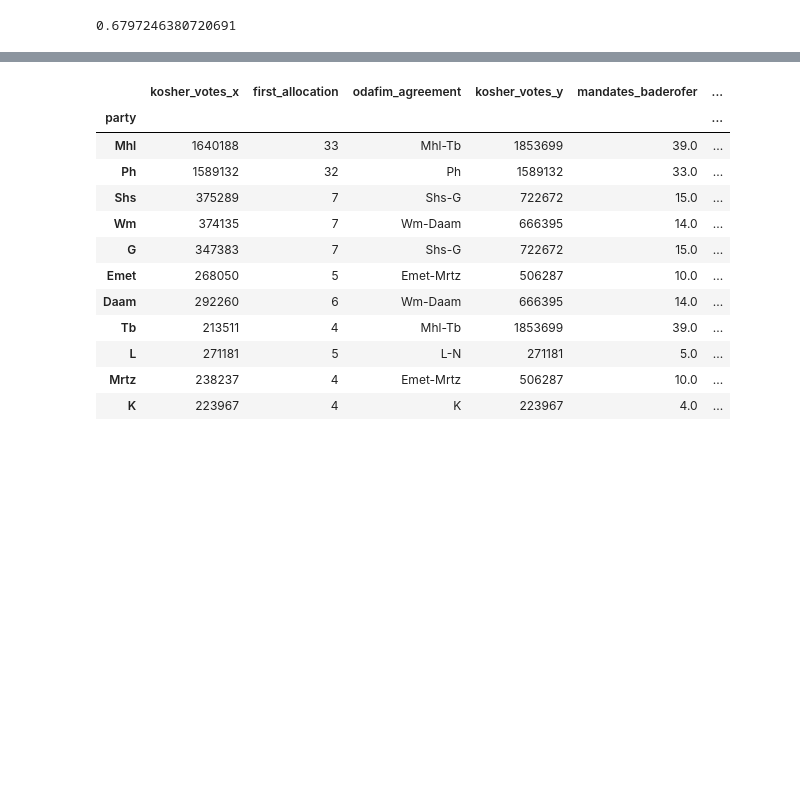
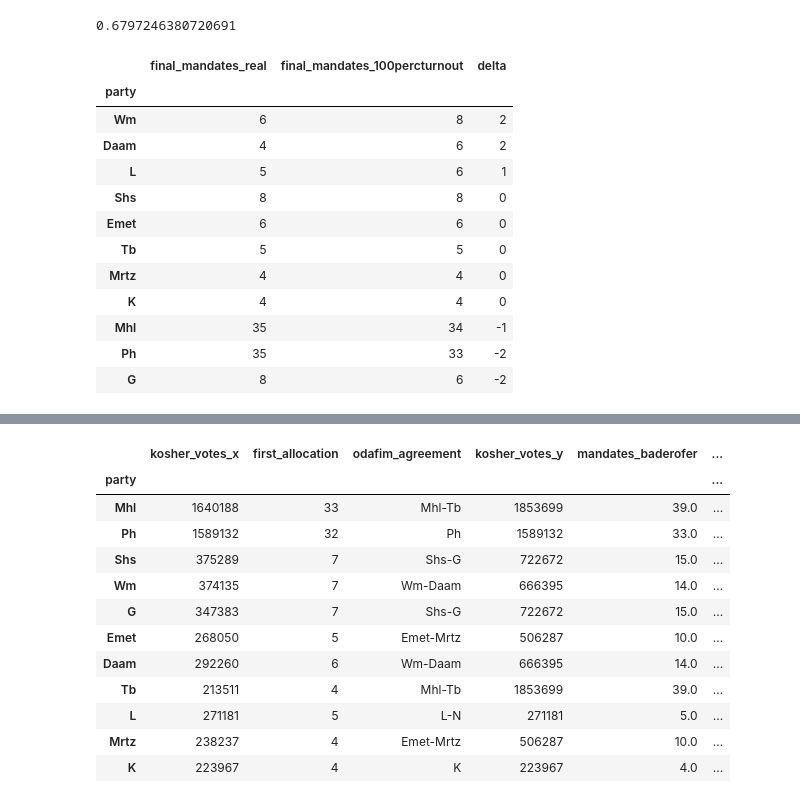
Before and after one commit to 50stuck/ballots2mandates, a Jupyter notebook: ballots 2 mandates.ipynb, the cells around one changed output, grey strips where cells are left out. Cells and saved outputs as stored; diff of their text form; code cells hidden in the pictures; blank space fills up the shorter version.

```diff
--- a/ballots 2 mandates.ipynb
+++ b/ballots 2 mandates.ipynb
@@ -253,3 +258,22 @@ votes_per_party_if_everyone_voted.sum() * 1.0 / t.Bazab.sum()
  t.Kosher.sum() * 1.0 / t.Bazab.sum()
 # %% [output]
 0.6797246380720691
+# %%
+comparison_df = voters_to_mandates(votes_per_party)[['final_mandates']].join(voters_to_mandates(votes_per_party_if_everyone_voted)[['final_mandates']],
+                                                            lsuffix='_real', rsuffix='_100percturnout')
+comparison_df['delta'] = comparison_df['final_mandates_100percturnout'] - comparison_df['final_mandates_real']
+comparison_df.sort_values(by='delta', ascending=False)
+# %% [output]
+|  | final_mandates_real | final_mandates_100percturnout | delta |
+| party |  |  |  |
+| Wm | 6 | 8 | 2 |
+| Daam | 4 | 6 | 2 |
+| L | 5 | 6 | 1 |
+| Shs | 8 | 8 | 0 |
+| Emet | 6 | 6 | 0 |
+| Tb | 5 | 5 | 0 |
+| Mrtz | 4 | 4 | 0 |
+| K | 4 | 4 | 0 |
+| Mhl | 35 | 34 | -1 |
+| Ph | 35 | 33 | -2 |
+| G | 8 | 6 | -2 |
```
Also changed, not shown: parts of 7 cells of this notebook.
